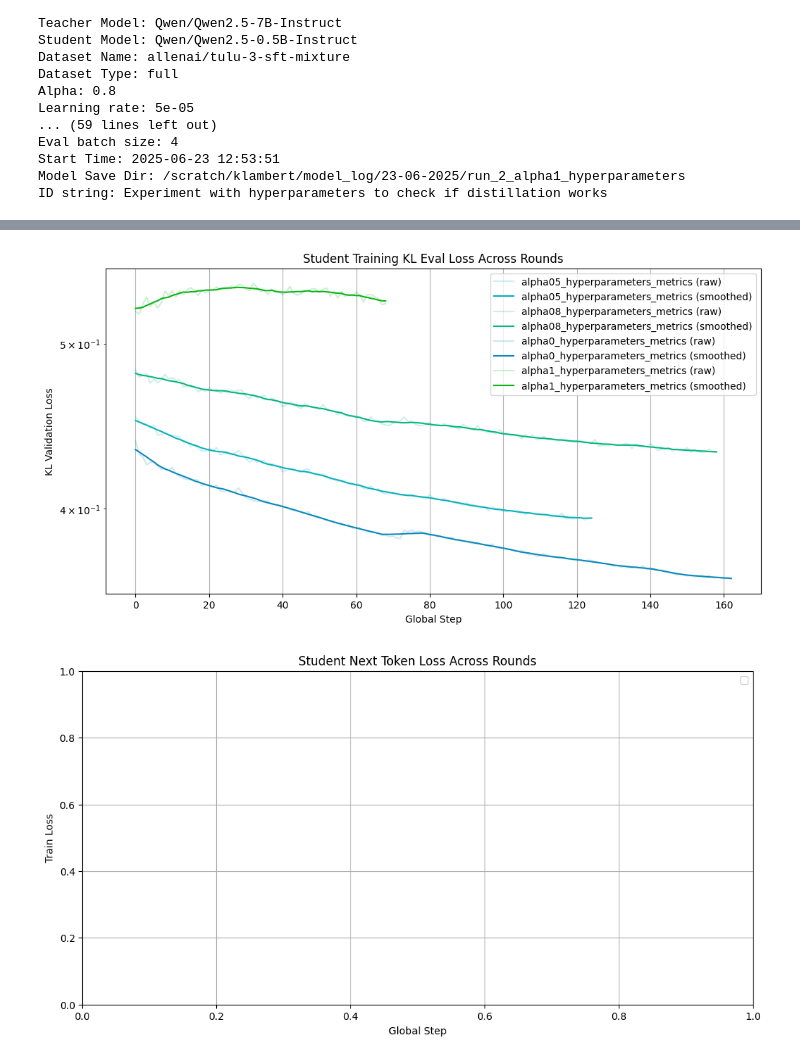
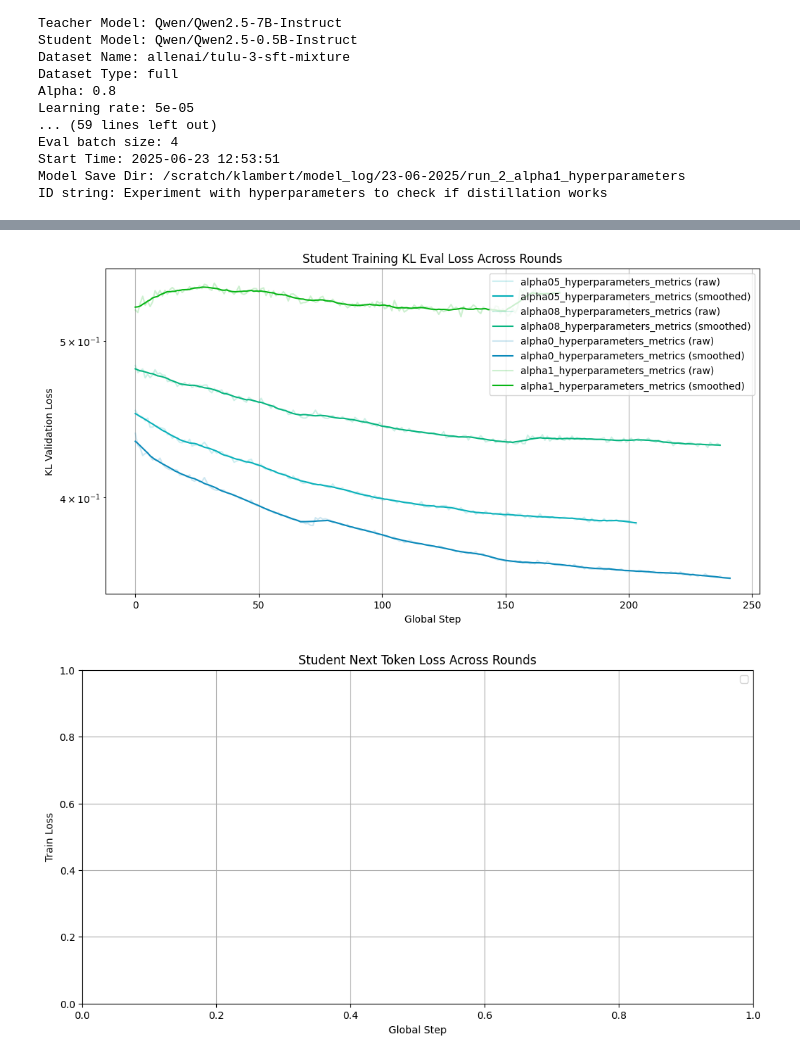
Before and after one commit to r-three/SLMensembles, a Jupyter notebook: SLM_ensembles.ipynb, the cells around one changed output, grey strips where cells are left out. Cells and saved outputs as stored; diff of their text form; code cells hidden in the pictures.

```diff
--- a/SLM_ensembles.ipynb
+++ b/SLM_ensembles.ipynb
@@ -85,7 +85,7 @@ ID string: Experiment with hyperparameters to check if distillation works
 # Student train loss (hybrid) over rounds
 side_by_side = False
 x_min_loss = False
-min_len = 1000
+min_len = None
 
 filter_size = 51
 kernel = np.ones(filter_size) / filter_size
@@ -163,7 +163,7 @@ else:
 
 side_by_side = False
 x_min_loss = False  # Display values on the x-axis only up to the minimum number of logged lines across files
-min_len = 1000
+min_len = None
 
 filter_size = 11
 kernel = np.ones(filter_size) / filter_size
@@ -241,7 +241,7 @@ else:
 # Student train loss (kl) over rounds
 side_by_side = False
 x_min_loss = False
-min_len = 1000
+min_len = None
 
 filter_size = 11
 kernel = np.ones(filter_size) / filter_size
@@ -301,34 +301,34 @@ else:
             (df["phase"] == "eval") &
             (df["function"] == "evaluation_loop")
         ]
 
         loss = student_train_df["eval_kl_loss"].to_numpy()
         if len(loss) < filter_size:
             ax.set_title(f"{name} (too short)")
             ax.axis("off")
             continue
 
         smoothed = scipy.signal.fftconvolve(loss, kernel, mode="valid")
 
         color = color_map.get(name, color_map["default"])
         ax.plot(range(len(loss)), loss, alpha=0.3, label=f"Raw", color=color)
         ax.plot(range(len(smoothed)), smoothed, label=f"Smoothed", color=color)
 
         ax.set_title(f"KL Validation Loss: {name}")
         ax.set_xlabel("Global Step")
         ax.set_ylabel("KL Loss")
         ax.legend()
 
     # Hide any unused subplots
     for i in range(idx + 1, rows * cols):
         row, col = divmod(i, cols)
         axes[row][col].axis("off")
 
     plt.yscale("log")
     plt.tight_layout()
     plt.show()
 # %% [output]
-[figure, old version]
+[figure, new version]
 # %%
 # Student train loss (next token) over rounds
 plt.figure(figsize=(12, 6))
```
Also changed, not shown: parts of 3 cells of this notebook.
